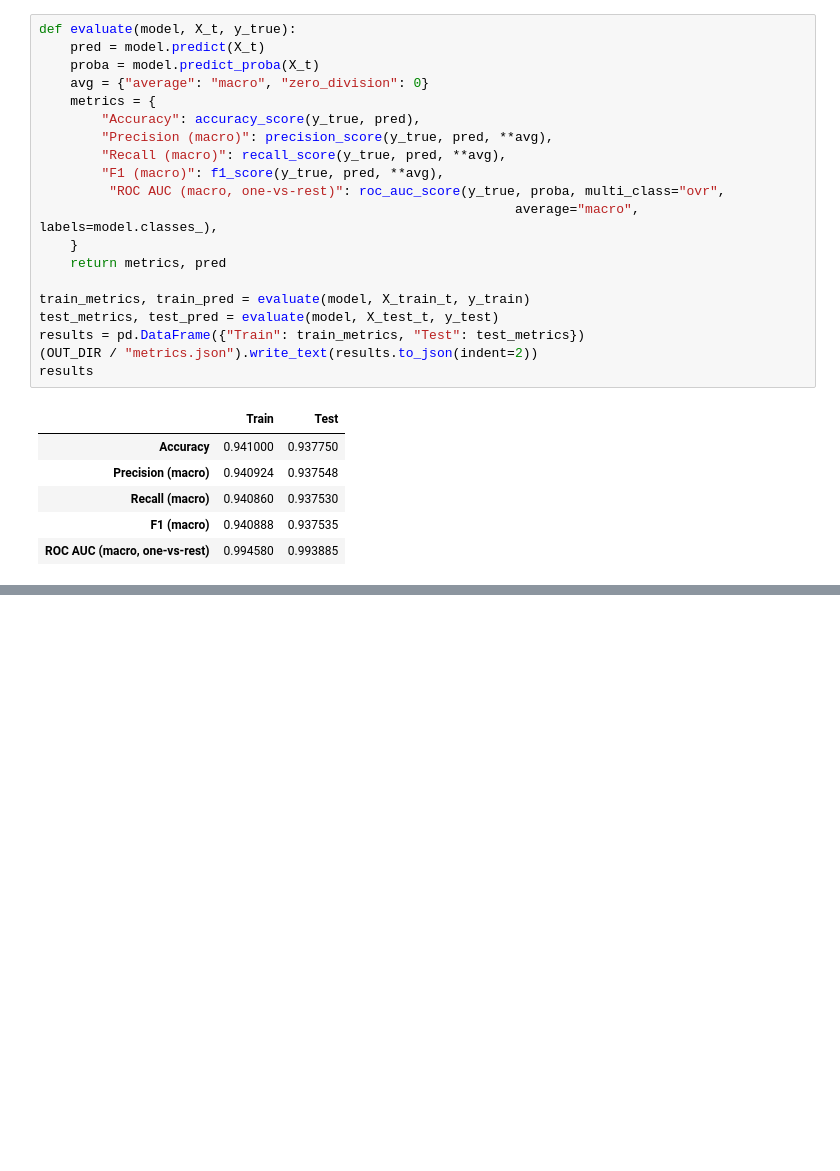
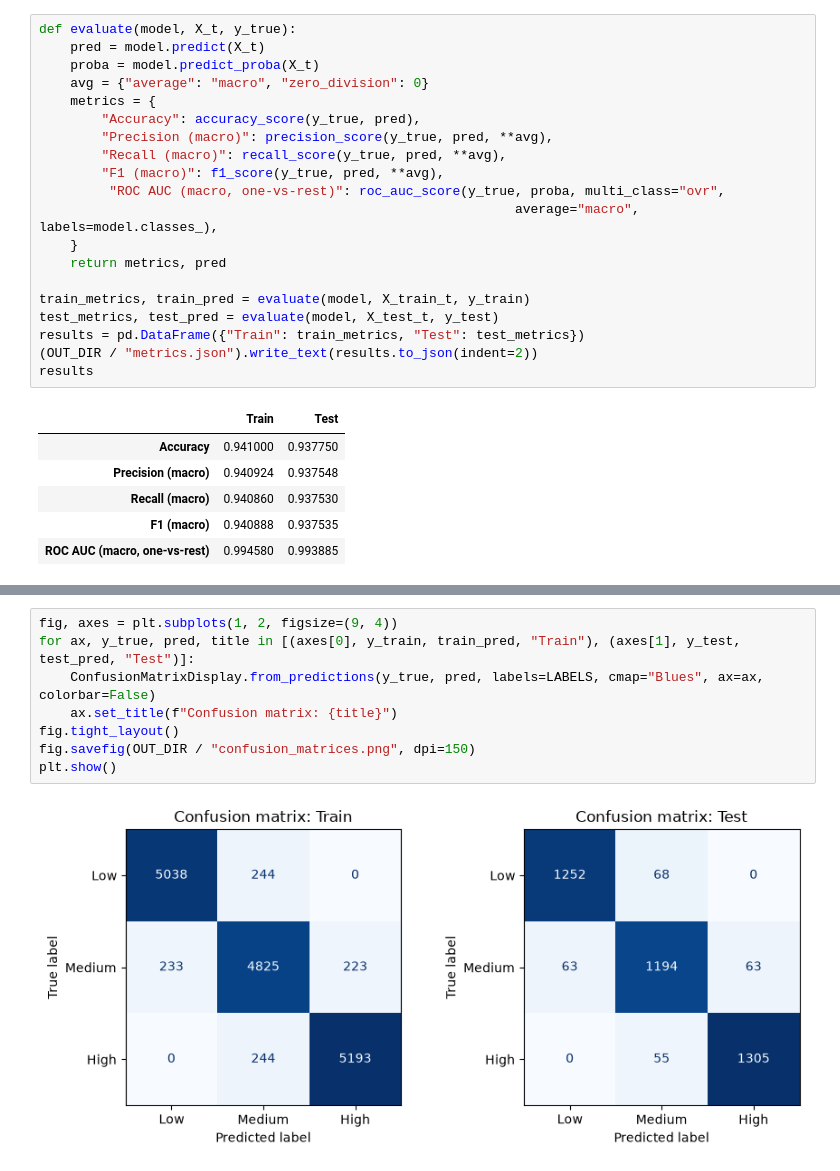
Before and after one commit to Shreyas-IITRPR/AI-Layoff-Risk-Predictor, a Jupyter notebook: ai101_team28.ipynb, the cells around one changed output, grey strips where cells are left out. Cells and saved outputs as stored; diff of their text form; blank space fills up the shorter version.

Commit message:
Add per-class evaluation metrics and confusion matrix

```diff
--- a/ai101_team28.ipynb
+++ b/ai101_team28.ipynb
@@ -294,0 +318,10 @@ results
+# %%
+fig, axes = plt.subplots(1, 2, figsize=(9, 4))
+for ax, y_true, pred, title in [(axes[0], y_train, train_pred, "Train"), (axes[1], y_test, test_pred, "Test")]:
+    ConfusionMatrixDisplay.from_predictions(y_true, pred, labels=LABELS, cmap="Blues", ax=ax, colorbar=False)
+    ax.set_title(f"Confusion matrix: {title}")
+fig.tight_layout()
+fig.savefig(OUT_DIR / "confusion_matrices.png", dpi=150)
+plt.show()
+# %% [output]
+[figure, added]
```
Also changed, not shown: parts of 1 cell of this notebook, 1 other file.
